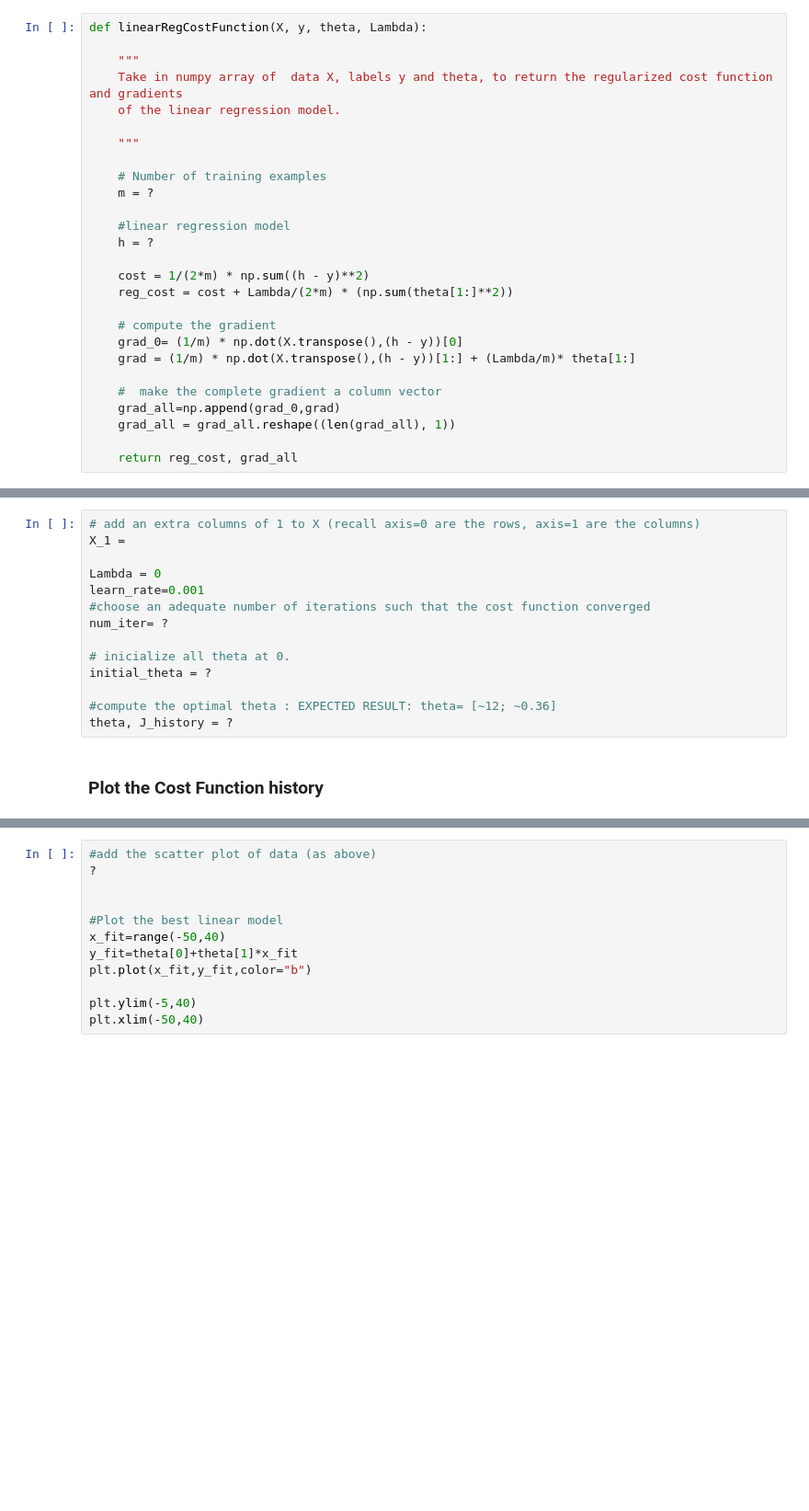
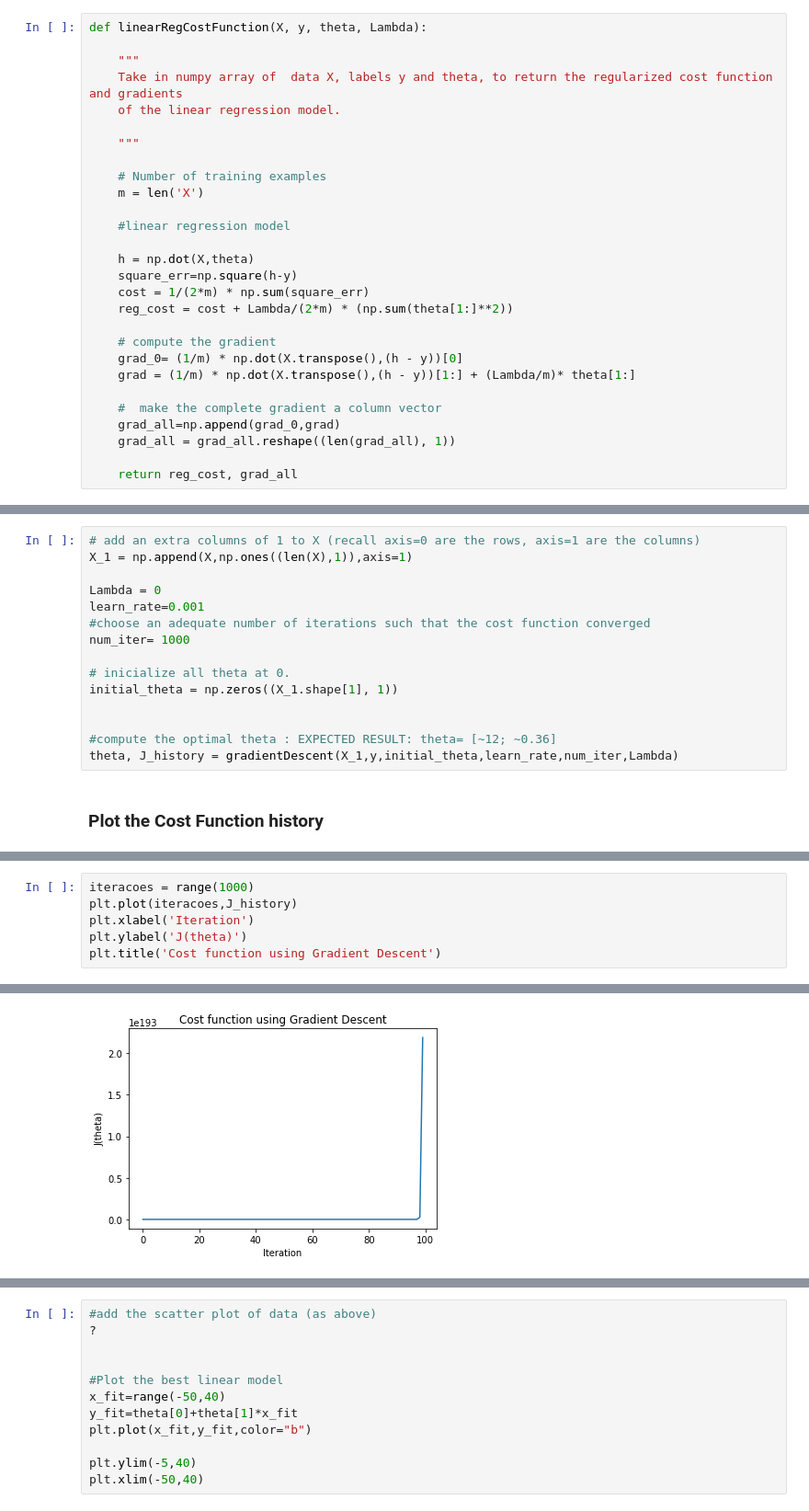
Before and after one commit to lavradorafonso/FAA, a Jupyter notebook: class6/Lab6/ML_BiasVariance.ipynb, the cells around one changed output, grey strips where cells are left out. Shown at 92% size. Cells and saved outputs as stored; diff of their text form; blank space fills up the shorter version.

```diff
--- a/class6/Lab6/ML_BiasVariance.ipynb
+++ b/class6/Lab6/ML_BiasVariance.ipynb
@@ -69,12 +77,13 @@ def linearRegCostFunction(X, y, theta, Lambda):
     """
 
     # Number of training examples
-    m = ?
+    m = len('X')
 
     #linear regression model
-    h = ?
 
-    cost = 1/(2*m) * np.sum((h - y)**2)
+    h = np.dot(X,theta)
+    square_err=np.square(h-y)
+    cost = 1/(2*m) * np.sum(square_err)
     reg_cost = cost + Lambda/(2*m) * (np.sum(theta[1:]**2))
 
     # compute the gradient
@@ -111,17 +120,18 @@ def gradientDescent(X,y,theta,learn_rate,num_iters,Lambda):
     return theta, J_history
 # %%
 # add an extra columns of 1 to X (recall axis=0 are the rows, axis=1 are the columns)
-X_1 =
+X_1 = np.append(X,np.ones((len(X),1)),axis=1)
 
 Lambda = 0
 learn_rate=0.001
 #choose an adequate number of iterations such that the cost function converged
-num_iter= ?
+num_iter= 1000
 
 # inicialize all theta at 0.
-initial_theta = ?
+initial_theta = np.zeros((X_1.shape[1], 1))
+
 
 #compute the optimal theta : EXPECTED RESULT: theta= [~12; ~0.36]
-theta, J_history = ?
+theta, J_history = gradientDescent(X_1,y,initial_theta,learn_rate,num_iter,Lambda)
 # %% [markdown]
 ### Plot the Cost Function history
@@ -131,0 +138,7 @@ plt.plot(J_history)
+# %%
+iteracoes = range(1000)
+plt.plot(iteracoes,J_history)
+plt.xlabel('Iteration')
+plt.ylabel('J(theta)')
+plt.title('Cost function using Gradient Descent')
+# %% [output]
@@ -132,3 +146,4 @@ plt.plot(J_history)
+[figure, added]
 # %% [markdown]
 ### Plot the data and its linear model
 You should get a figure similar to Fig.2. This best fit line tells that the model is not a good fit to the data.
```
Also changed, not shown: parts of 5 cells of this notebook, 6 other files.
